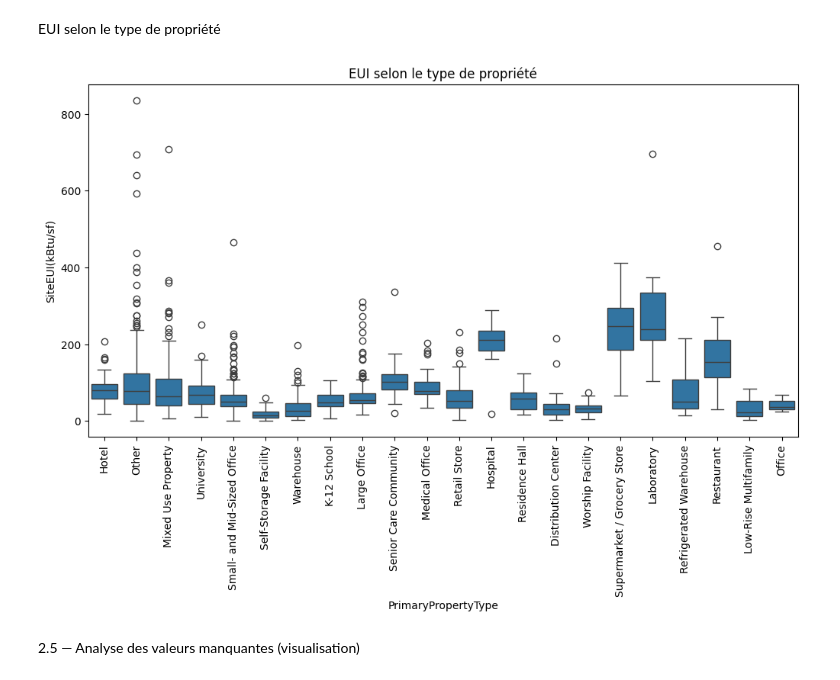
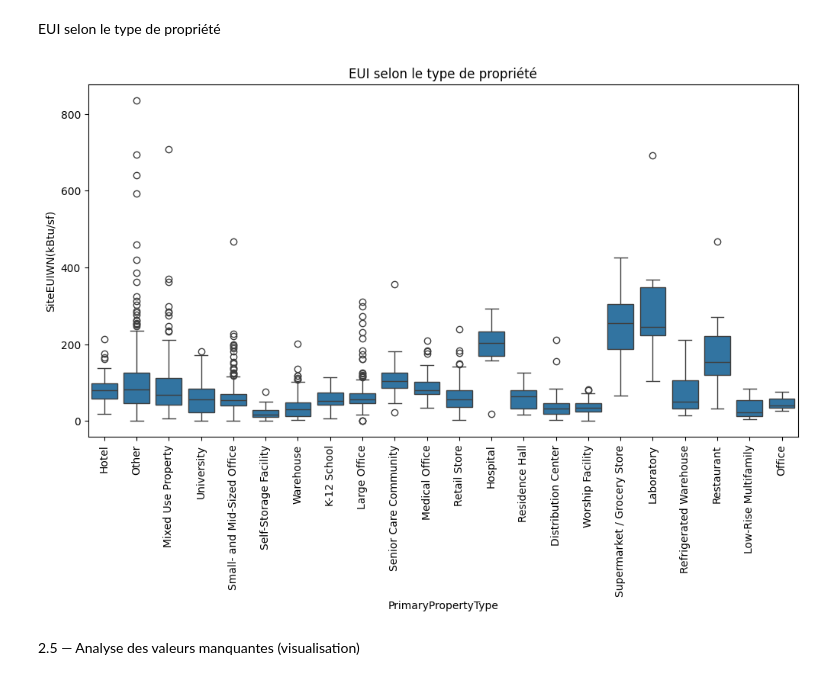
Before and after one commit to Melkia44/P6, a Jupyter notebook: Notebook P6.ipynb, the cells around one changed output. Cells and saved outputs as stored; diff of their text form; code cells hidden in the pictures.

```diff
--- a/Notebook P6.ipynb
+++ b/Notebook P6.ipynb
@@ -274,12 +286,12 @@ plt.show()
 EUI selon le type de propriété
 # %%
 plt.figure(figsize=(12,6))
-sns.boxplot(data=df, x="PrimaryPropertyType", y=target_col)
+sns.boxplot(data=df, x="PrimaryPropertyType", y="SiteEUIWN(kBtu/sf)")
 plt.xticks(rotation=90)
-plt.title("EUIWN selon le type de propriété")
+plt.title("EUI selon le type de propriété")
 plt.show()
 # %% [output]
-[figure, old version]
+[figure, new version]
 # %% [markdown]
 2.5 — Analyse des valeurs manquantes (visualisation)
 # %%
```
Also changed, not shown: parts of 34 cells of this notebook.
